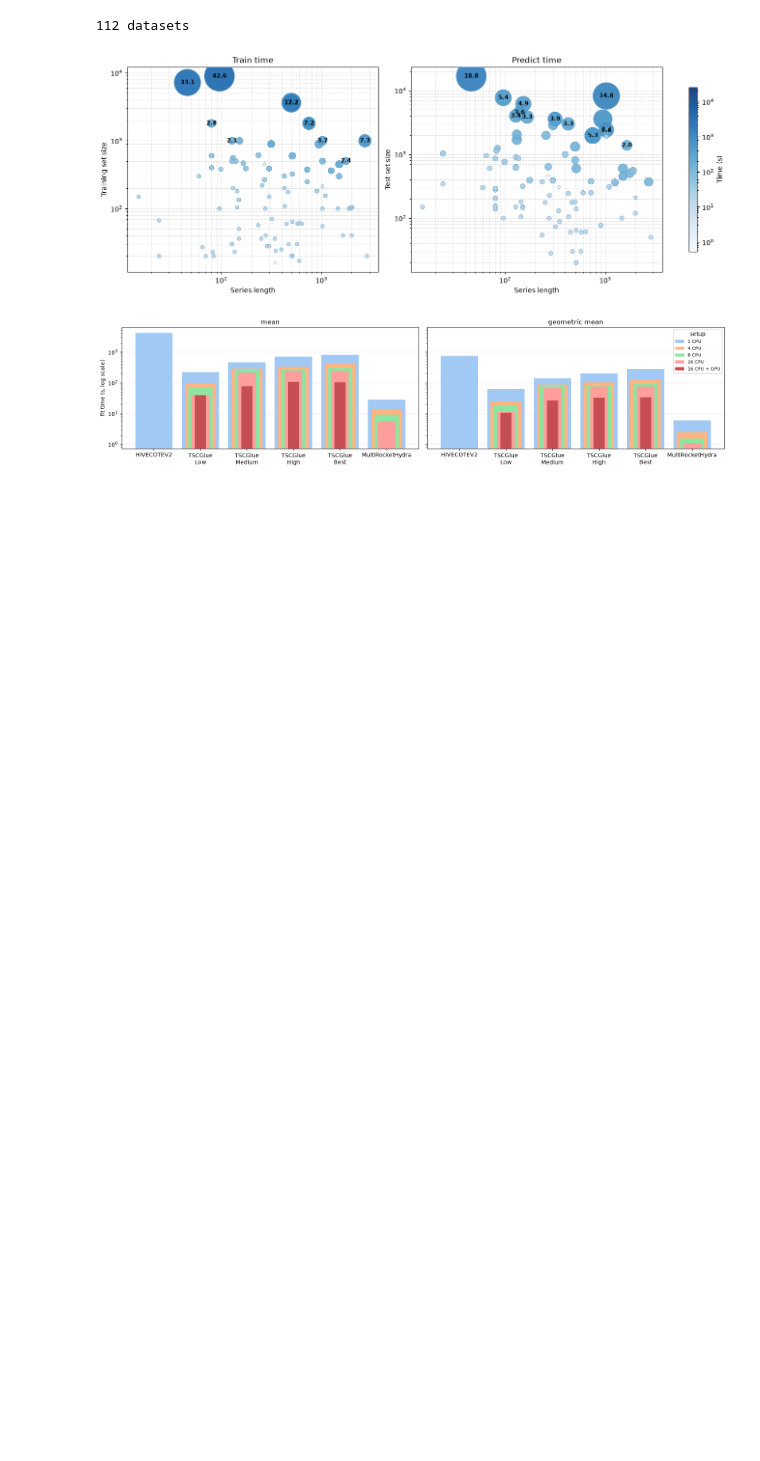
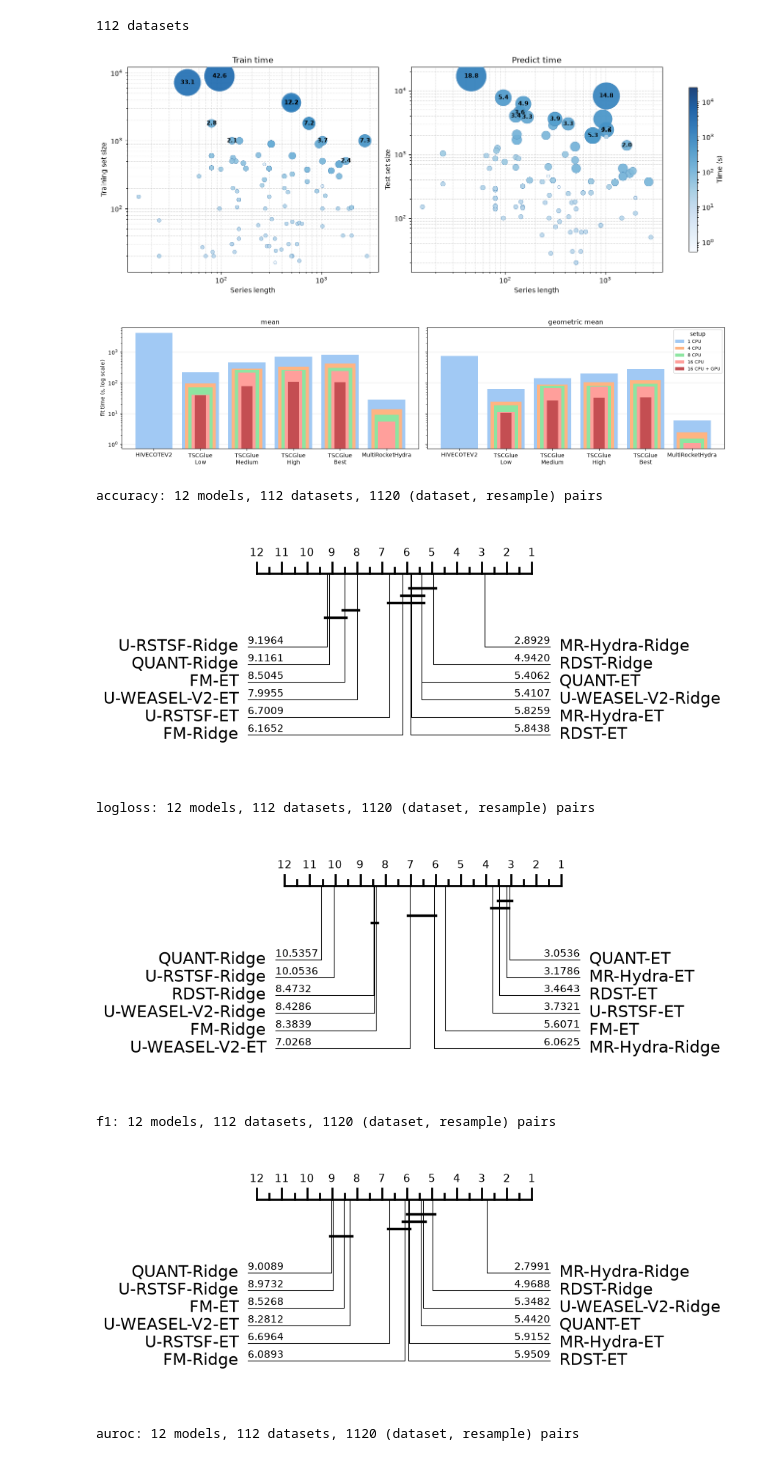
Before and after one commit to gasperpetelin/TSCbench, a Jupyter notebook: notebooks/086-paper-figures.ipynb, the cells around one changed output. Cells and saved outputs as stored; diff of their text form; code cells hidden in the pictures; blank space fills up the shorter version.

```diff
--- a/notebooks/086-paper-figures.ipynb
+++ b/notebooks/086-paper-figures.ipynb
@@ -265,3 +287,66 @@ fig.savefig(FIGURES / "fit_time_mean_vs_geomean.pdf", bbox_inches="tight", pad_i
 plt.show()
 # %% [output]
 [figure]
+# %%
+# CD diagrams (accuracy, log loss, F1, ROC AUC) of the standalone L1 base models (each
+# representation behind its RidgeCV and its ExtraTrees head, fitted once on the train set) from
+# ablation_results, scored with tsml_eval as in 080-benchmark-results.ipynb. Only models with
+# results on all 112 datasets, and only (dataset, resample) pairs every one of them has
+# finished, averaged per dataset. Random Forest heads are printed below, not plotted.
+from tsml_eval.evaluation.storage import load_classifier_results
+
+ABLATION_RESULTS = Path("..") / "ablation_results"
+REPR = {
+    "multirockethydra": "MR-Hydra", "quant": "QUANT", "rdst": "RDST",
+    "rstsf-random": "U-RSTSF", "fm": "FM", "weasel": "U-WEASEL-V2",
+}
+HEAD = {"-etc": "ET", "-rf": "RF", "-p-ridgecv": "Ridge", "-logreg": "LogReg"}
+METRICS = [  # (results attribute, figure name, lower is better)
+    ("accuracy", "accuracy", False),
+    ("log_loss", "logloss", True),
+    ("f1_score", "f1", False),
+    ("auroc_score", "auroc", False),
+]
+
+
+def head(model):
+    return HEAD[next(s for s in HEAD if model.endswith(s))]
+
+
+def label(model):
+    suffix = next(s for s in HEAD if model.endswith(s))
+    return f"{REPR[model.removesuffix(suffix).removesuffix('-bestk')]}-{HEAD[suffix]}"
+
+
+rows = []
+for f in sorted(ABLATION_RESULTS.glob("Base-*/Predictions/*/testResample*.csv")):
+    res = load_classifier_results(str(f))
+    res.calculate_statistics()
+    rows.append({
+        "model": f.parents[2].name.removeprefix("Base-"),
+        "dataset": f.parent.name,
+        "resample": int(f.stem.removeprefix("testResample")),
+        **{attr: getattr(res, attr) for attr, _, _ in METRICS},
+    })
+scores = pd.DataFrame(rows)
+scores["head"] = scores["model"].map(head)
+complete = scores.groupby("model")["dataset"].nunique().loc[lambda n: n == 112].index
+plotted = scores[scores["model"].isin(complete) & scores["head"].isin(["Ridge", "ET"])]
+
+for attr, name, lower_better in METRICS:
+    table = plotted.pivot_table(index=["dataset", "resample"], columns="model", values=attr).dropna()
+    means = table.groupby(level="dataset").mean()
+    print(f"{name}: {means.shape[1]} models, {means.shape[0]} datasets, {table.shape[0]} (dataset, resample) pairs")
+
+    labels = [label(c) for c in means.columns]
+    fig, ax = plot_critical_difference(means.values, labels, lower_better=lower_better, alpha=0.05)
+    fig.savefig(FIGURES / f"critical_difference_base_models_{name}.pdf", bbox_inches="tight", pad_inches=0)
+    plt.show()
+# %% [output]
+accuracy: 12 models, 112 datasets, 1120 (dataset, resample) pairs
+[figure, added]
+logloss: 12 models, 112 datasets, 1120 (dataset, resample) pairs
+[figure, added]
+f1: 12 models, 112 datasets, 1120 (dataset, resample) pairs
+[figure, added]
+auroc: 12 models, 112 datasets, 1120 (dataset, resample) pairs
```
Also changed, not shown: parts of 8 cells of this notebook, 16 other files.
